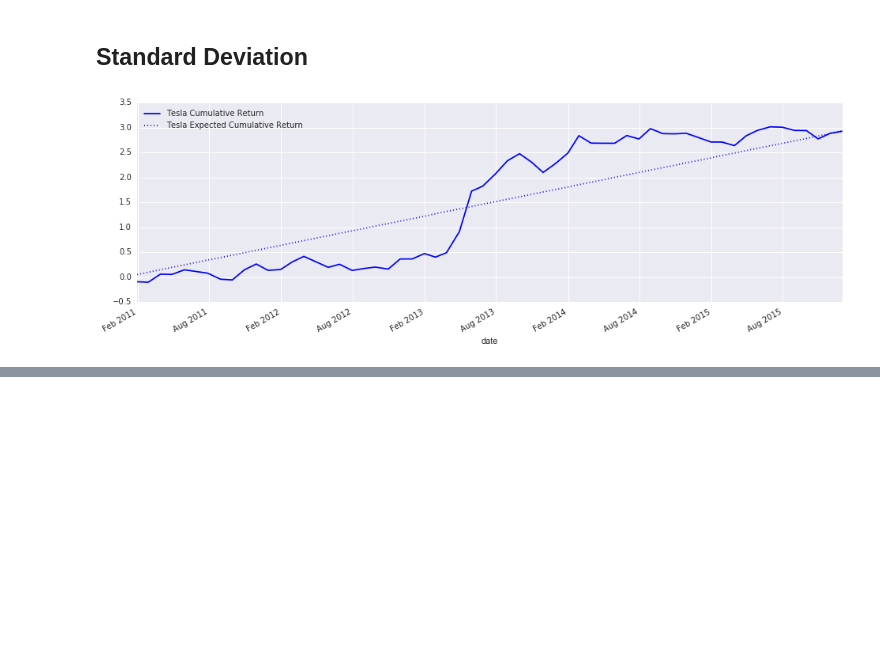
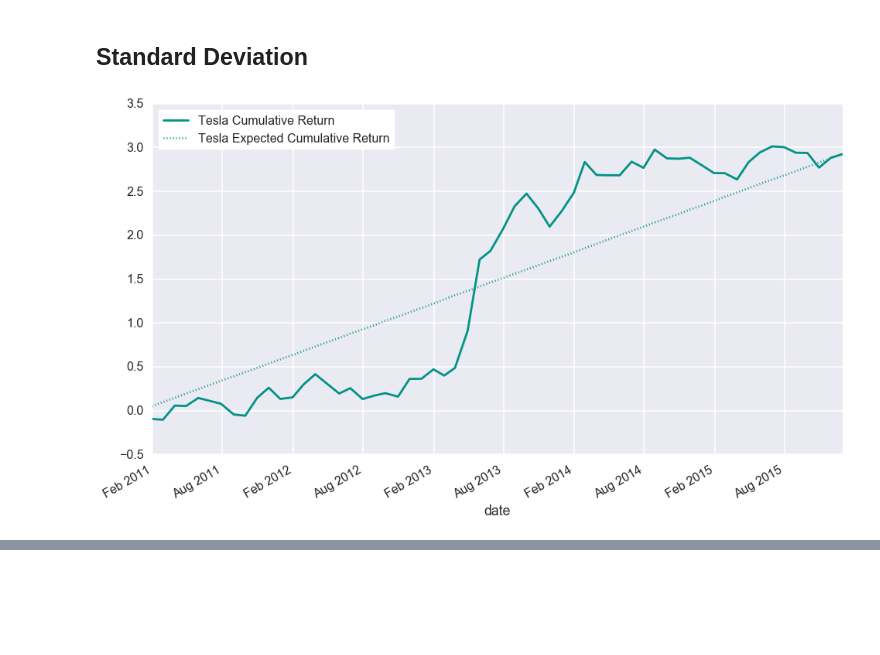
Before and after one commit to AndreaBarbon/Statistical-methods, a Jupyter notebook: Statistical Methods.ipynb, the cells around one changed output, grey strips where cells are left out. Drawn from its saved outputs; the diff is of its cells as text; code cells hidden in the pictures; blank space fills up the shorter version.

```diff
--- a/Statistical Methods.ipynb
+++ b/Statistical Methods.ipynb
@@ -18,8 +20,15 @@ data = pd.read_csv('Example Stocks.csv', parse_dates=['date'], date_parser=dp)
 
 data.columns = list( map( lambda x : x.lower(), data.columns ) )
 
-CocaCola     = (data['permno']==11308)
-Apple        = (data['permno']==14593)
-PhilipMorris = (data['permno']==92602)
-Tesla        = (data['permno']==93436)
+class Stock:
+    def __init__(self, name, permno, color):
+        self.permno = permno
+        self.name   = name
+        self.color  = color
+        self.mask   = (data['permno']==permno)
+
+CocaCola     = Stock('Coca-Cola',     11308, sns.xkcd_rgb['red' ]  )
+Apple        = Stock('Apple',         14593, sns.xkcd_rgb['denim blue'] )
+PhilipMorris = Stock('Philip Morris', 92602, sns.xkcd_rgb['dark grey'] )
+Tesla        = Stock('Tesla',         93436, sns.xkcd_rgb['teal'] )
 # %%
@@ -66,3 +119,7 @@ ER.to_frame()
 | COCA COLA | 0.007645 |
 | PHILIP MORRIS | 0.011852 |
 | TESLA MOTORS | 0.048767 |
+# %%
+df = data[Tesla]
+n  = len(df)
+df['ret'].sum() / n
@@ -76,19 +135,21 @@ data['ER'] = ER
 data.reset_index(inplace=1)
 data['deviation'] = data['ret'] - data['ER']
 # %%
-def plot_cumulative(companies, names, colors=['b', 'r', 'g', 'purple']):
-    if type(names) == str:
-        names     = [names]
-        companies = [companies]
-    fig, (ax1) = plt.subplots(1,1, figsize=FSS)
-    for company, name, color in zip(companies, names, colors):
-        df = data[company].set_index('date')
-        df['ret'].cumsum().plot(ax=ax1, label=name +' Cumulative Return', color=color)
-        df['ER' ].cumsum().plot(ax=ax1, label=name +' Expected Cumulative Return', style=':', color=color)
+def plot_cumulative(stocks):
+    if type(stocks) == Stock:
+        stocks = [stocks]
+    fig, (ax1) = plt.subplots(1,1, figsize=FS)
+    for stock in stocks:
+        df = data[stock.mask].set_index('date')
+        df['ret'].cumsum().plot(ax=ax1, label=stock.name +' Cumulative Return', color=stock.color)
+        df['ER' ].cumsum().plot(ax=ax1, label=stock.name +' Expected Cumulative Return', style=':', color=stock.color)
     #ax1.set_ylim([-0.5, 3.5])
-    ax1.legend(loc=0)
+
+    legend = plt.legend(frameon=True, loc=2)
+    frame = legend.get_frame()
+    frame.set_facecolor('white')
 # %%
-plot_cumulative(Tesla, 'Tesla')
+plot_cumulative( Tesla )
 # %% [output]
-[figure, old version]
+[figure, new version]
 # %%
```
Also changed, not shown: parts of 24 cells of this notebook.
